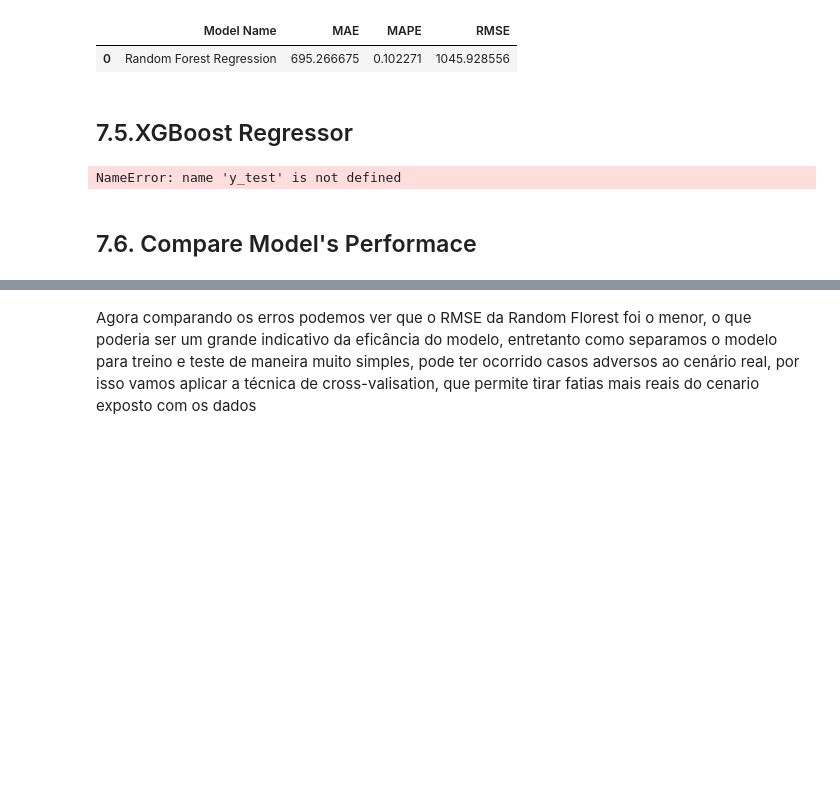
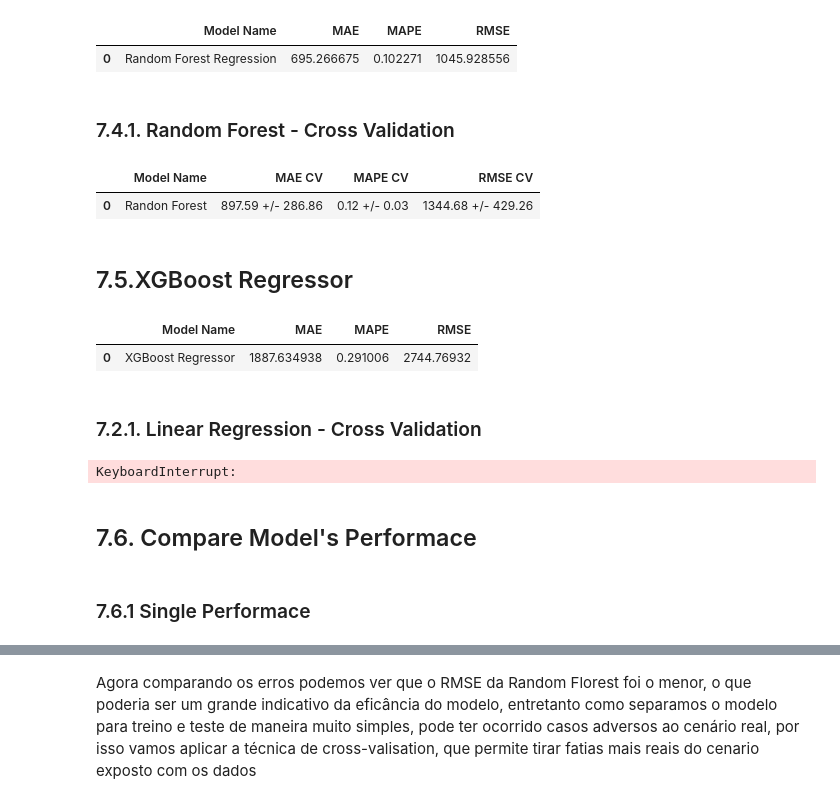
Before and after one commit to vivianebuge/ds-em-producao, a Jupyter notebook: m07_v01_store_sales_prediction.ipynb, the cells around one changed output, grey strips where cells are left out. Drawn from its saved outputs; the diff is of its cells as text; code cells hidden in the pictures; blank space fills up the shorter version.

```diff
--- a/m07_v01_store_sales_prediction.ipynb
+++ b/m07_v01_store_sales_prediction.ipynb
@@ -1143,6 +1158,15 @@ rf_result
 # %% [output]
 |  | Model Name | MAE | MAPE | RMSE |
 | 0 | Random Forest Regression | 695.266675 | 0.102271 | 1045.928556 |
+# %% [markdown]
+### 7.4.1. Random Forest - Cross Validation
+# %%
+### 7.2.1. Linea Regression Model - Cross Validation
+rf_result_cv = cross_validation( 'Randon Forest', rf, 5, verbose = False)
+rf_result_cv
+# %% [output]
+|  | Model Name | MAE CV | MAPE CV | RMSE CV |
+| 0 | Randon Forest | 897.59 +/- 286.86 | 0.12 +/- 0.03 | 1344.68 +/- 429.26 |
 # %% [markdown]
 ## 7.5.XGBoost Regressor
 # %%
@@ -1158,12 +1182,23 @@ model_xgb = xgb.XGBRegressor(objective='reg:squarederror',
 yhat_xgb = model_xgb.predict(x_test)
 
 #performance
-xgb_result = ml_error('XGBoost Regressor', np.expm1(y_test), np.expm1(yhat_lrr))
+xgb_result = ml_error('XGBoost Regressor', np.expm1(Y_test), np.expm1(yhat_lrr))
 xgb_result
 # %% [output]
-NameError: name 'y_test' is not defined
+|  | Model Name | MAE | MAPE | RMSE |
+| 0 | XGBoost Regressor | 1887.634938 | 0.291006 | 2744.76932 |
+# %% [markdown]
+### 7.2.1. Linear Regression - Cross Validation
+# %%
+### 7.2.1. Linea Regression Model - Cross Validation
+xgb_result_cv = cross_validation( 5, 'XGBoost', model_xgb, verbose = False)
+xgb_result_cv
+# %% [output]
+KeyboardInterrupt:
 # %% [markdown]
 ## 7.6. Compare Model's Performace
+# %% [markdown]
+### 7.6.1 Single Performace
 # %%
 modelling_result = pd.concat([baseline_result, lr_result, lrr_result, rf_result, xgb_result])
 modelling_result.sort_values('RMSE')
```
Also changed, not shown: parts of 24 cells of this notebook, 1 other file.
